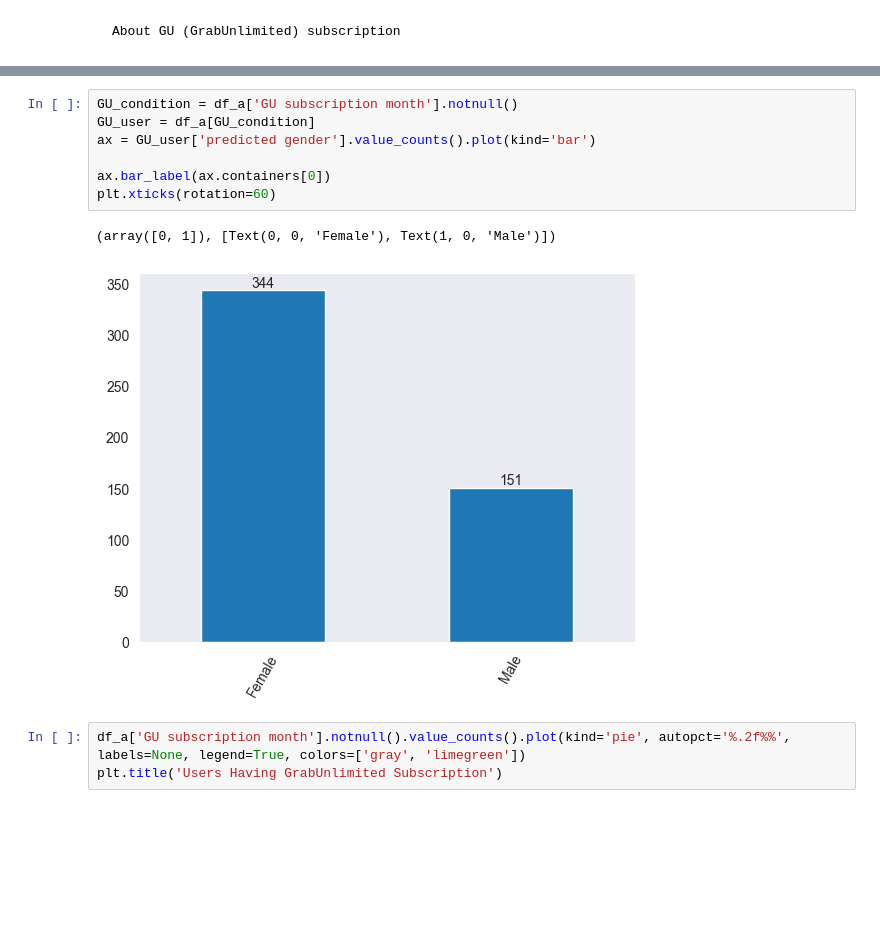
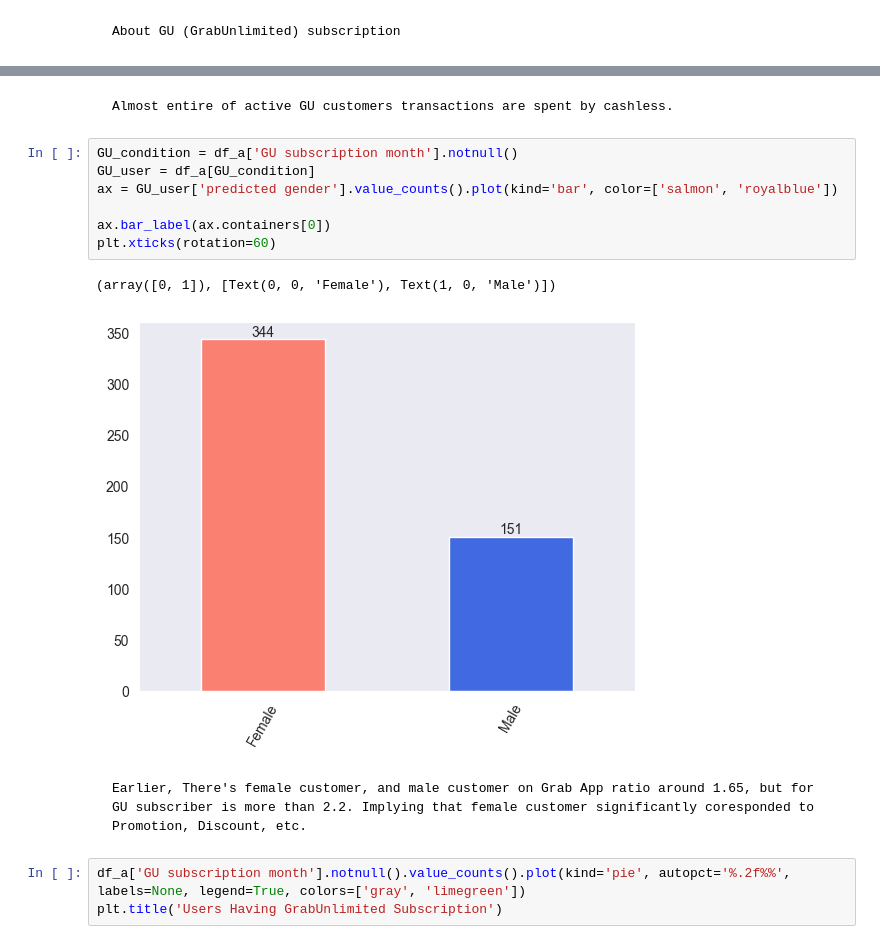
Before and after one commit to Patcharanat/GrabSpark-Data-Analytics-for-Business-Use-Cases, a Jupyter notebook: Grab_case_notebook.ipynb, the cells around one changed output, grey strips where cells are left out. Cells and saved outputs as stored; diff of their text form; blank space fills up the shorter version.

```diff
--- a/Grab_case_notebook.ipynb
+++ b/Grab_case_notebook.ipynb
@@ -397,13 +417,17 @@ df_a['GU subscription month'].value_counts().reindex(['Jan-22', 'Feb-22', 'Mar-2
+# %% [markdown]
+    Almost entire of active GU customers transactions are spent by cashless.
 # %%
 GU_condition = df_a['GU subscription month'].notnull()
 GU_user = df_a[GU_condition]
-ax = GU_user['predicted gender'].value_counts().plot(kind='bar')
+ax = GU_user['predicted gender'].value_counts().plot(kind='bar', color=['salmon', 'royalblue'])
 
 ax.bar_label(ax.containers[0])
 plt.xticks(rotation=60)
 # %% [output]
 (array([0, 1]), [Text(0, 0, 'Female'), Text(1, 0, 'Male')])
-[figure, old version]
+[figure, new version]
+# %% [markdown]
+    Earlier, There's female customer, and male customer on Grab App ratio around 1.65, but for GU subscriber is more than 2.2. Implying that female customer significantly coresponded to Promotion, Discount, etc.
 # %%
 df_a['GU subscription month'].notnull().value_counts().plot(kind='pie', autopct='%.2f%%', labels=None, legend=True, colors=['gray', 'limegreen'])
 plt.title('Users Having GrabUnlimited Subscription')
```
Also changed, not shown: parts of 33 cells of this notebook.
